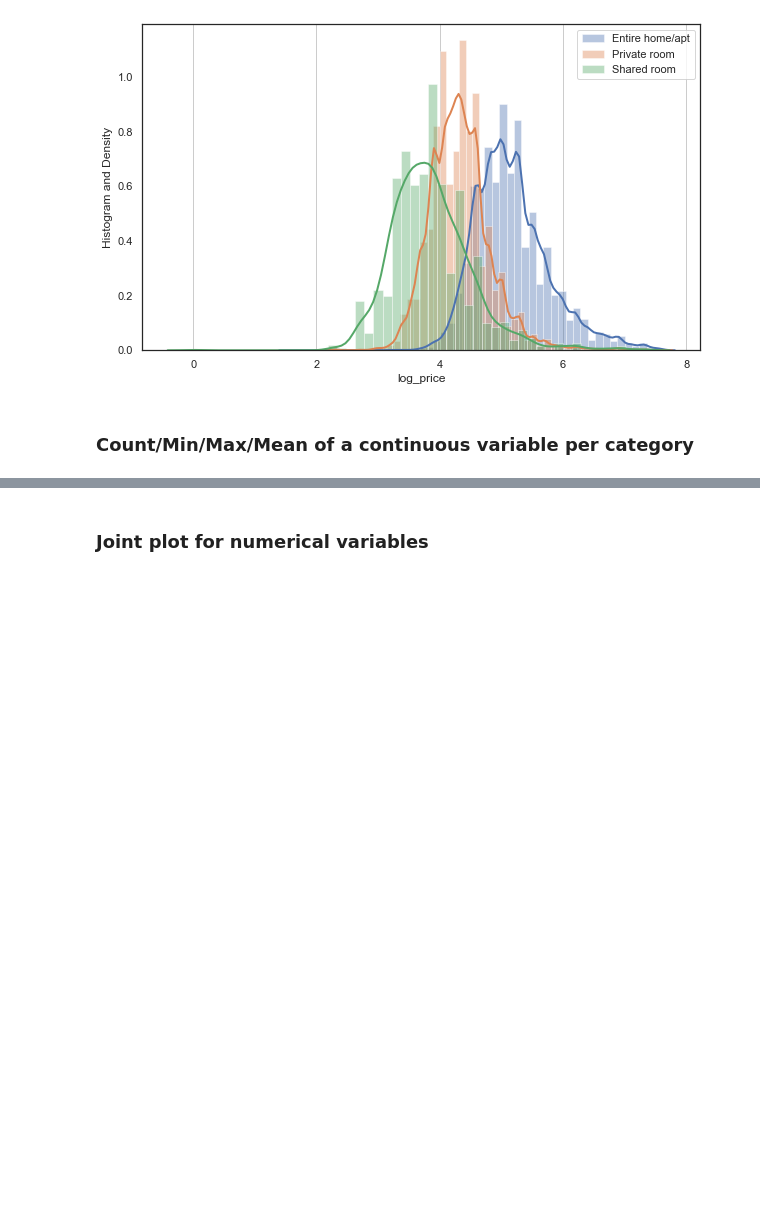
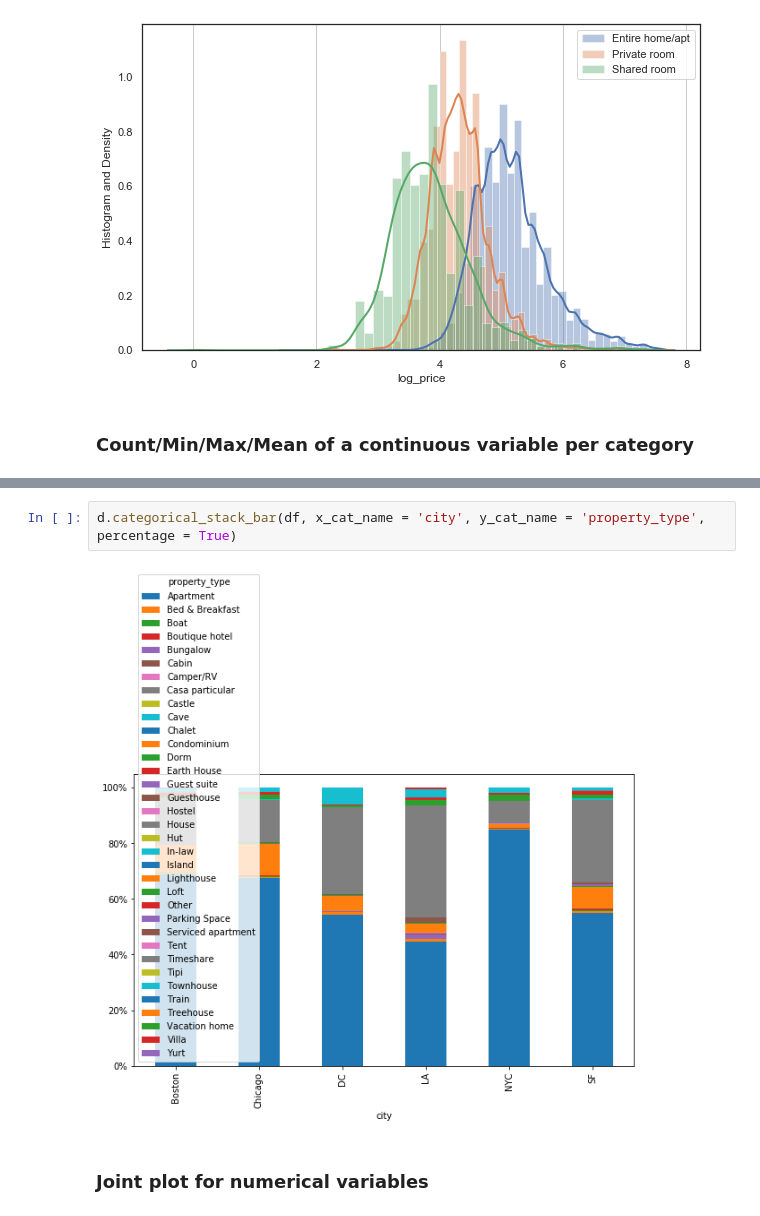
Before and after one commit to raym96/DataScience, a Jupyter notebook: DataExploration_interface.ipynb, the cells around one changed output, grey strips where cells are left out. Drawn from its saved outputs; the diff is of its cells as text; blank space fills up the shorter version.

```diff
--- a/DataExploration_interface.ipynb
+++ b/DataExploration_interface.ipynb
@@ -322,3 +340,7 @@ d.categorical_stack_bar(df, x_cat_name = 'property_type', y_cat_name = 'room_typ
+# %%
+d.categorical_stack_bar(df, x_cat_name = 'city', y_cat_name = 'property_type', percentage = True)
+# %% [output]
+[figure, added]
 # %% [markdown]
 ### Joint plot for numerical variables
 # %%
```
Also changed, not shown: parts of 20 cells of this notebook, 43 other files.
